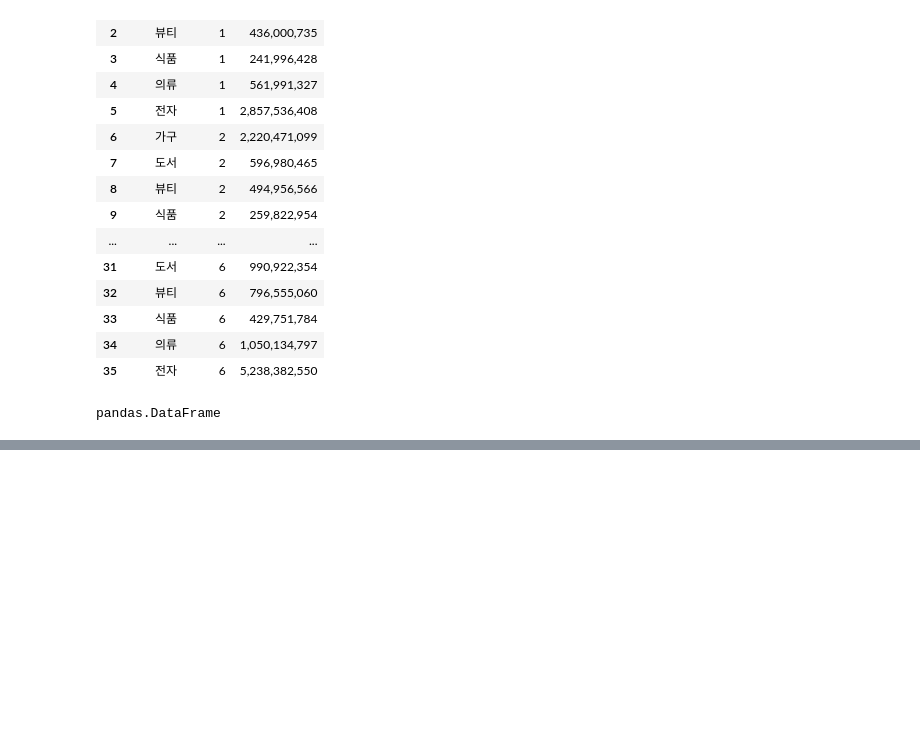
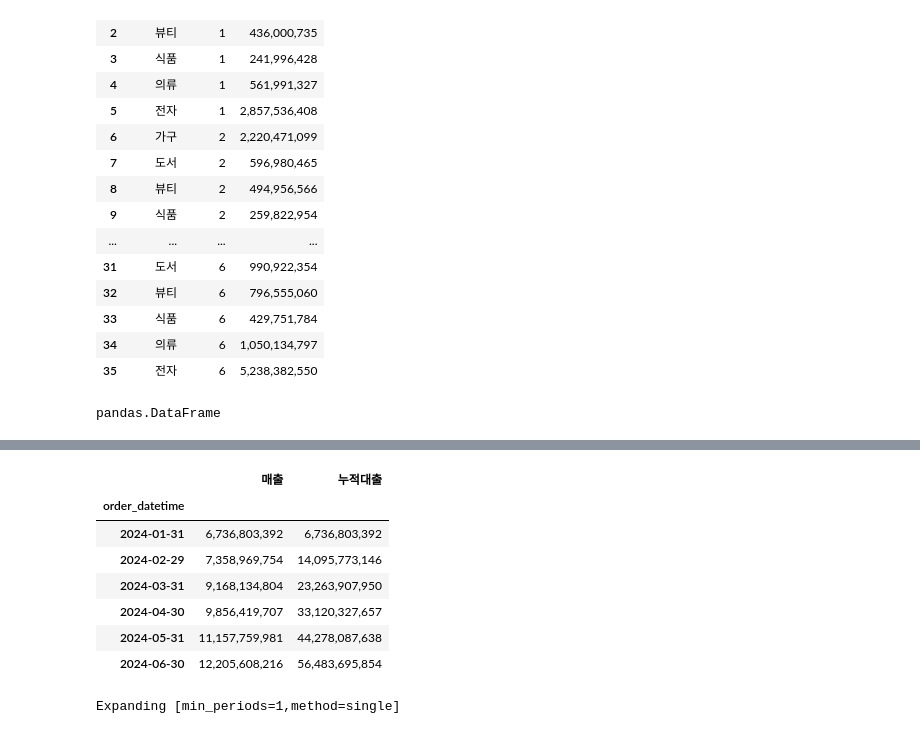
Before and after one commit to dioswifey/pandas_dev, a Jupyter notebook: chap09/we02.ipynb, the cells around one changed output, grey strips where cells are left out. Saved outputs shown, nothing was run; the diff lists cells and outputs as text; code cells hidden in the pictures; blank space fills up the shorter version.

```diff
--- a/chap09/we02.ipynb
+++ b/chap09/we02.ipynb
@@ -548,0 +863,25 @@ pandas.DataFrame
+# %%
+#expanding:  처음부터 현재까지 누적
+#sum()
+
+m_data = monthly[['매출']]
+m_data['누적대출']= m_data['매출'].expanding().sum()
+
+m_data
+# %% [output]
+|  | 매출 | 누적대출 |
+| order_datetime |  |  |
+| 2024-01-31 | 6,736,803,392 | 6,736,803,392 |
+| 2024-02-29 | 7,358,969,754 | 14,095,773,146 |
+| 2024-03-31 | 9,168,134,804 | 23,263,907,950 |
+| 2024-04-30 | 9,856,419,707 | 33,120,327,657 |
+| 2024-05-31 | 11,157,759,981 | 44,278,087,638 |
+| 2024-06-30 | 12,205,608,216 | 56,483,695,854 |
+# %%
+#std() as 표준편차
+m_data['매출'].expanding()
+# m_data['매출'].expanding().std()
+
+# m_data['매출'].explanding().quantile(0.9) #누적 90% 분위수
+# %% [output]
+Expanding [min_periods=1,method=single]
```
Also changed, not shown: parts of 25 cells of this notebook, 14 other files.
